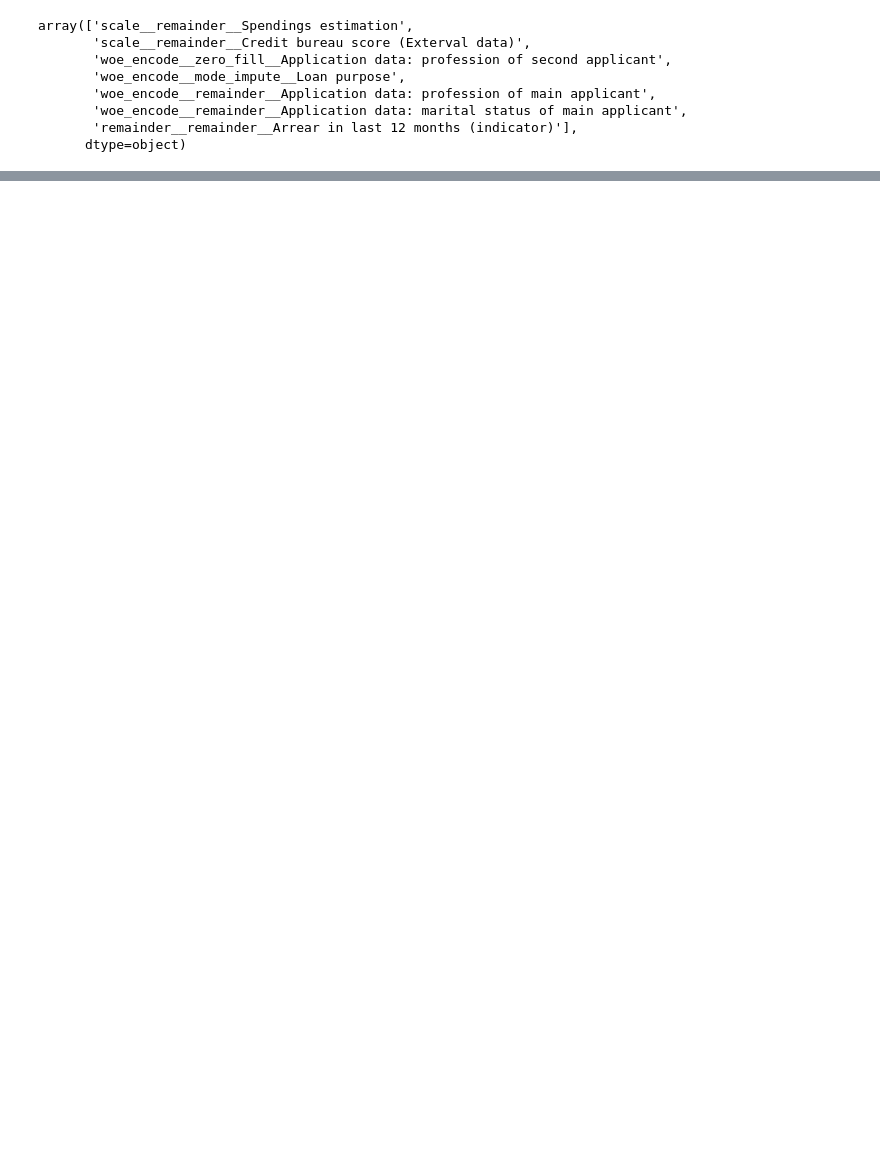
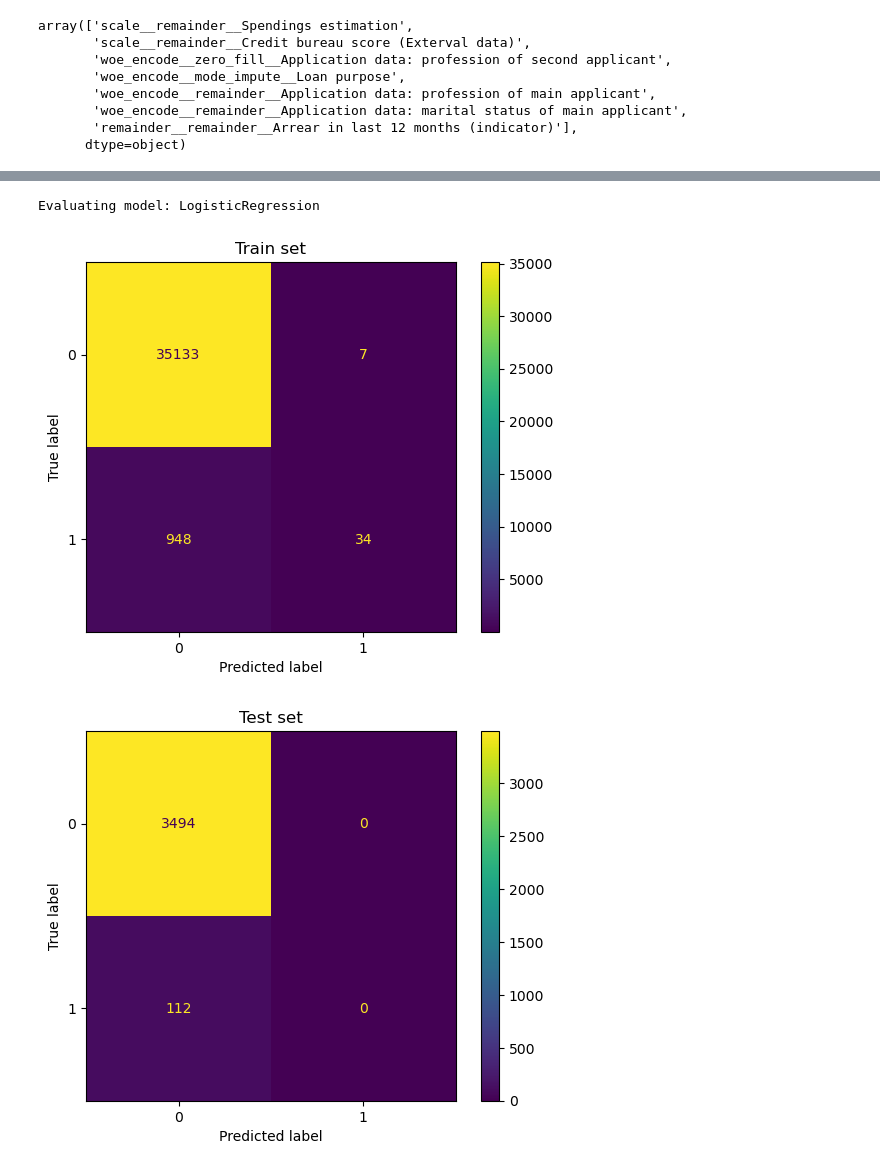
Before and after one commit to Sillem/ING-den, a Jupyter notebook: Model_logistic.ipynb, the cells around one changed output, grey strips where cells are left out. Saved outputs shown, nothing was run; the diff lists cells and outputs as text; code cells hidden in the pictures; blank space fills up the shorter version.

```diff
--- a/Model_logistic.ipynb
+++ b/Model_logistic.ipynb
@@ -184 +198,8 @@ Evaluating model: LogisticRegression
+# %%
+# calculated with default threshold to show. As we can see our model for test data clasifies all observations as not defaulting
+confusion_matrices(model, x_train_transformed, y_train, x_test_transformed, y_test, threshold=0.5)
+# %% [output]
+Evaluating model: LogisticRegression
+[figure, added]
+[figure, added]
 # %%
```
Also changed, not shown: parts of 11 cells of this notebook, 5 other files.
